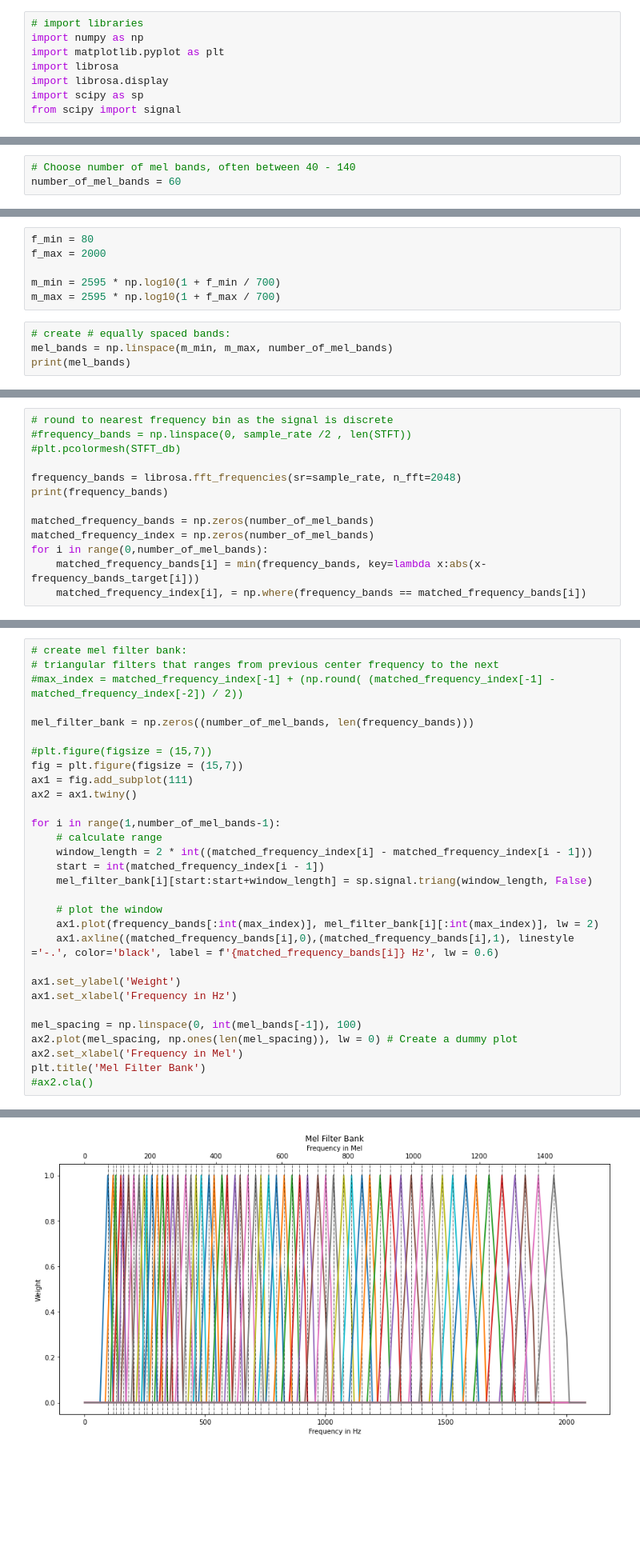
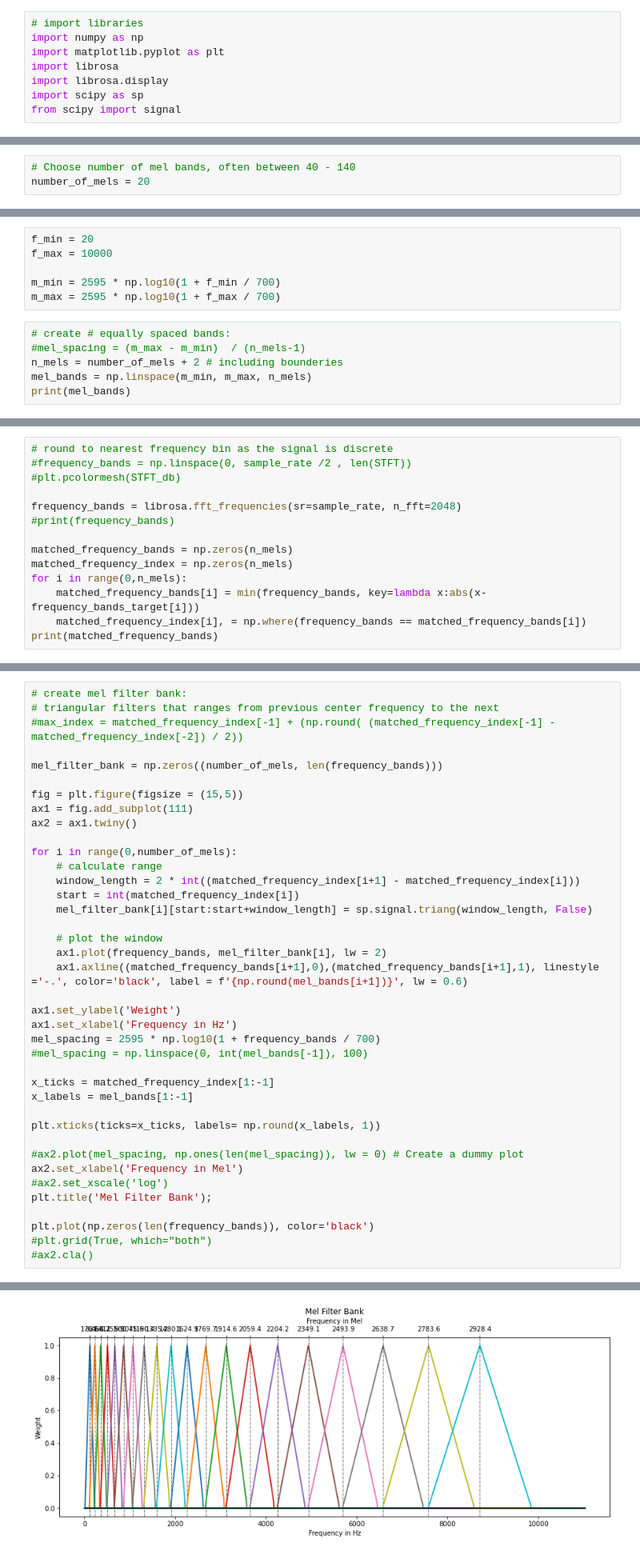
Before and after one commit to HNuijens/PythonAudioProcessing, a Jupyter notebook: Analysis/MFCC.ipynb, the cells around one changed output, grey strips where cells are left out. Shown: that part at 80% size. Cells and saved outputs as stored; diff of their text form; blank space fills up the shorter version.

Commit message:
improved mel filter bank

```diff
--- a/Analysis/MFCC.ipynb
+++ b/Analysis/MFCC.ipynb
@@ -63,6 +65,6 @@ img = librosa.display.specshow(STFT_db,
 # %%
 # Choose number of mel bands, often between 40 - 140
-number_of_mel_bands = 60
+number_of_mels = 20
 # %%
 # Compute mel filter banks
 # 1. Convert lowest and highest frequency to mel
@@ -89,11 +91,13 @@ plt.legend()
 # %%
-f_min = 80
-f_max = 2000
+f_min = 20
+f_max = 10000
 
 m_min = 2595 * np.log10(1 + f_min / 700)
 m_max = 2595 * np.log10(1 + f_max / 700)
 # %%
 # create # equally spaced bands:
-mel_bands = np.linspace(m_min, m_max, number_of_mel_bands)
+#mel_spacing = (m_max - m_min)  / (n_mels-1)
+n_mels = number_of_mels + 2 # including bounderies
+mel_bands = np.linspace(m_min, m_max, n_mels)
 print(mel_bands)
 # %% [output]
@@ -132,11 +123,12 @@ print(frequency_bands_target)
 #plt.pcolormesh(STFT_db)
 
 frequency_bands = librosa.fft_frequencies(sr=sample_rate, n_fft=2048)
-print(frequency_bands)
+#print(frequency_bands)
 
-matched_frequency_bands = np.zeros(number_of_mel_bands)
-matched_frequency_index = np.zeros(number_of_mel_bands)
-for i in range(0,number_of_mel_bands):
+matched_frequency_bands = np.zeros(n_mels)
+matched_frequency_index = np.zeros(n_mels)
+for i in range(0,n_mels):
     matched_frequency_bands[i] = min(frequency_bands, key=lambda x:abs(x-frequency_bands_target[i]))
     matched_frequency_index[i], = np.where(frequency_bands == matched_frequency_bands[i])
+print(matched_frequency_bands)
 # %% [output]
@@ -147,29 +148,38 @@ for i in range(0,number_of_mel_bands):
 # triangular filters that ranges from previous center frequency to the next
 #max_index = matched_frequency_index[-1] + (np.round( (matched_frequency_index[-1] - matched_frequency_index[-2]) / 2))
 
-mel_filter_bank = np.zeros((number_of_mel_bands, len(frequency_bands)))
+mel_filter_bank = np.zeros((number_of_mels, len(frequency_bands)))
 
-#plt.figure(figsize = (15,7))
-fig = plt.figure(figsize = (15,7))
+fig = plt.figure(figsize = (15,5))
 ax1 = fig.add_subplot(111)
 ax2 = ax1.twiny()
 
-for i in range(1,number_of_mel_bands-1):
+for i in range(0,number_of_mels):
     # calculate range
-    window_length = 2 * int((matched_frequency_index[i] - matched_frequency_index[i - 1]))
-    start = int(matched_frequency_index[i - 1])
+    window_length = 2 * int((matched_frequency_index[i+1] - matched_frequency_index[i]))
+    start = int(matched_frequency_index[i])
     mel_filter_bank[i][start:start+window_length] = sp.signal.triang(window_length, False)
 
     # plot the window
-    ax1.plot(frequency_bands[:int(max_index)], mel_filter_bank[i][:int(max_index)], lw = 2)
-    ax1.axline((matched_frequency_bands[i],0),(matched_frequency_bands[i],1), linestyle ='-.', color='black', label = f'{matched_frequency_bands[i]} Hz', lw = 0.6)
+    ax1.plot(frequency_bands, mel_filter_bank[i], lw = 2)
+    ax1.axline((matched_frequency_bands[i+1],0),(matched_frequency_bands[i+1],1), linestyle ='-.', color='black', label = f'{np.round(mel_bands[i+1])}', lw = 0.6)
 
 ax1.set_ylabel('Weight')
 ax1.set_xlabel('Frequency in Hz')
+mel_spacing = 2595 * np.log10(1 + frequency_bands / 700)
+#mel_spacing = np.linspace(0, int(mel_bands[-1]), 100)
 
-mel_spacing = np.linspace(0, int(mel_bands[-1]), 100)
-ax2.plot(mel_spacing, np.ones(len(mel_spacing)), lw = 0) # Create a dummy plot
+x_ticks = matched_frequency_index[1:-1]
+x_labels = mel_bands[1:-1]
+
+plt.xticks(ticks=x_ticks, labels= np.round(x_labels, 1))
+
+#ax2.plot(mel_spacing, np.ones(len(mel_spacing)), lw = 0) # Create a dummy plot
 ax2.set_xlabel('Frequency in Mel')
-plt.title('Mel Filter Bank')
+#ax2.set_xscale('log')
+plt.title('Mel Filter Bank');
+
+plt.plot(np.zeros(len(frequency_bands)), color='black')
+#plt.grid(True, which="both")
 #ax2.cla()
 # %% [output]
@@ -177,4 +187,4 @@ Text(0.5, 1.0, 'Mel Filter Bank')
-[figure, old version]
+[figure, new version]
 # %%
 # Applying the mel filter bank to the spectrogram
 # mel_filter_bank (M)=  (number of Mels, framesize /2 + 1)
```
Also changed, not shown: parts of 15 cells of this notebook.
